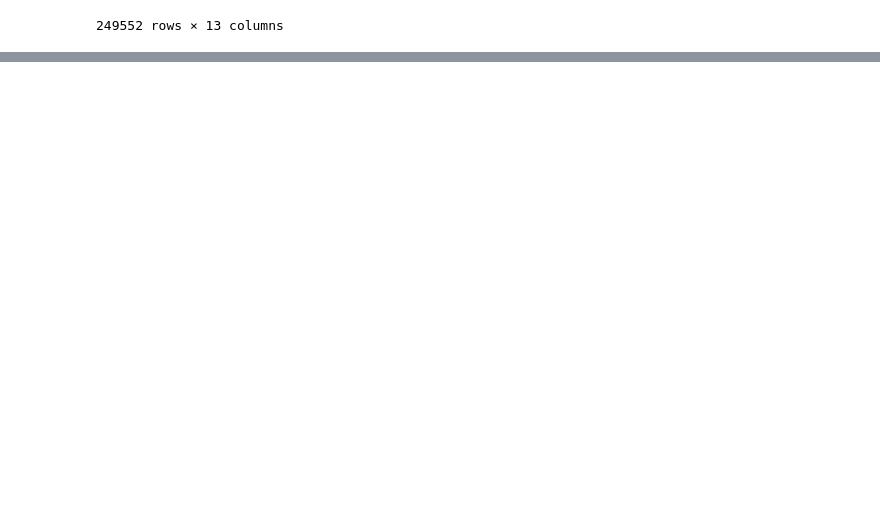
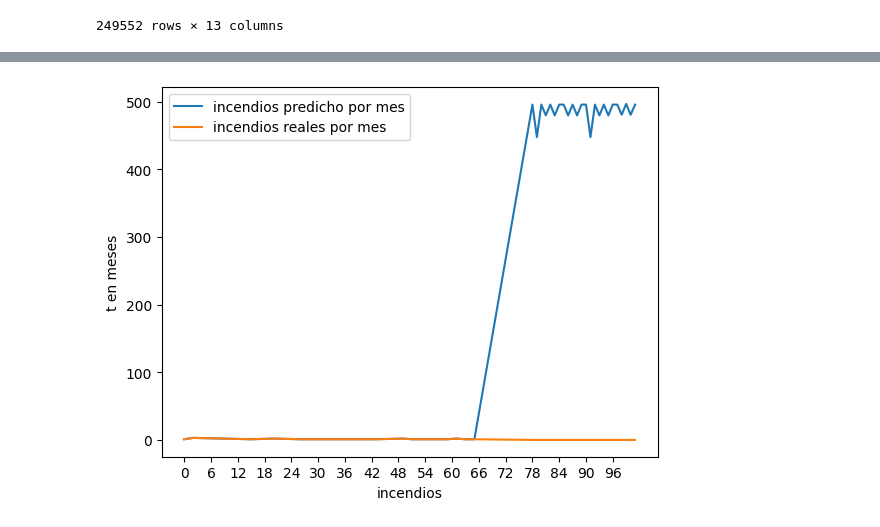
Before and after one commit to juanfeuv/accidentalidad_medellin, a Jupyter notebook: modeloIncidentesViales.ipynb, the cells around one changed output, grey strips where cells are left out. Cells and saved outputs as stored; diff of their text form; code cells hidden in the pictures; blank space fills up the shorter version.

```diff
--- a/modeloIncidentesViales.ipynb
+++ b/modeloIncidentesViales.ipynb
@@ -637,0 +1313,13 @@ df.to_csv("dataTratada.csv", index=False)
+# %%
+plt.figure()
+plt.xlabel('incendios')
+plt.ylabel('t en meses')
+plt.plot(incendios["t"], incendios["CANTIDAD_PRED"],
+           label='incendios predicho por mes')
+plt.plot(incendios["t"], incendios["CANTIDAD"],
+           label='incendios reales por mes')
+plt.xticks(range(0, 101, 6))
+plt.legend()
+plt.show()
+# %% [output]
+[figure, added]
```
Also changed, not shown: parts of 68 cells of this notebook.
